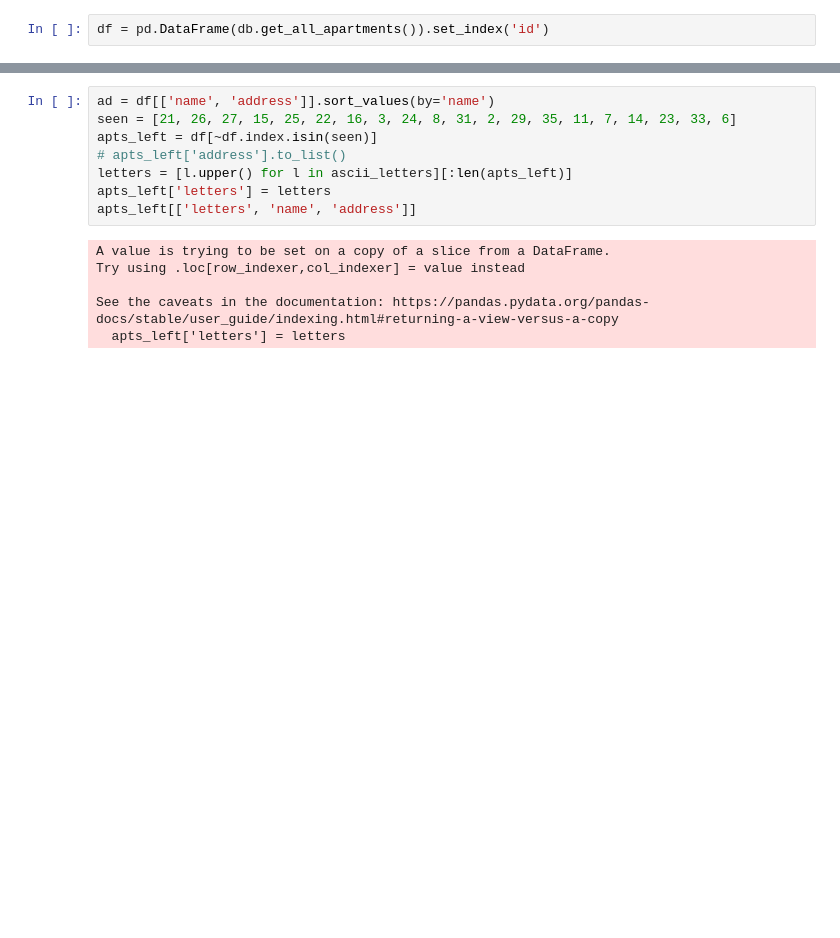
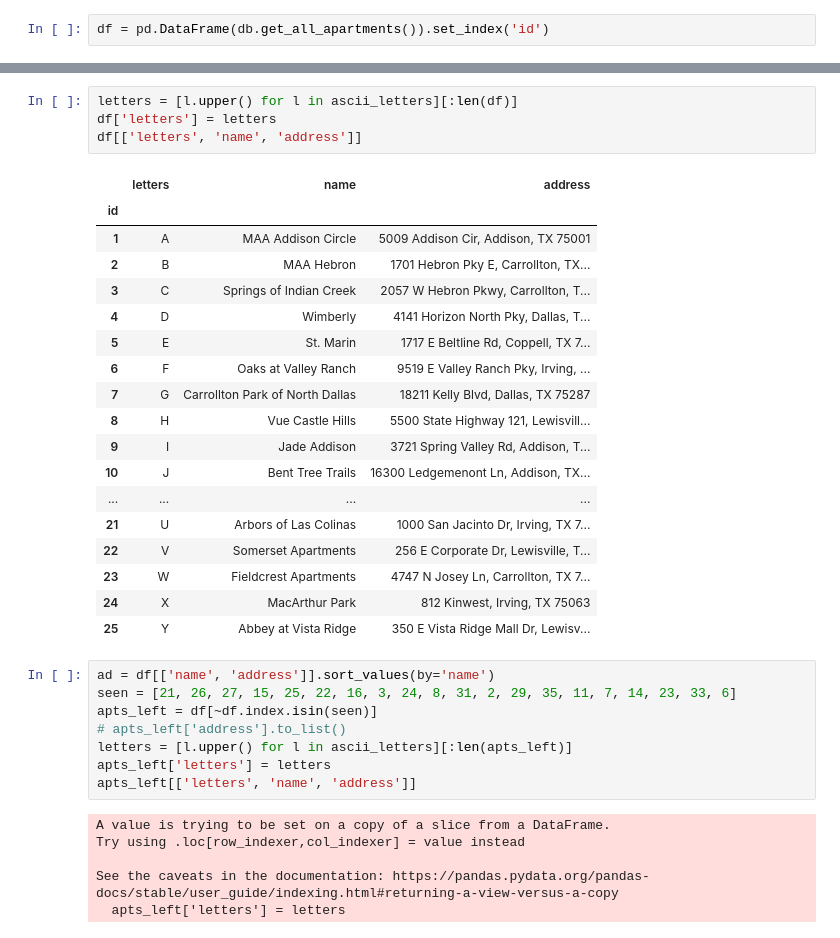
Before and after one commit to datapointchris/ichrisbirch, a Jupyter notebook: euphoria/apartments/TESTING.ipynb, the cells around one changed output, grey strips where cells are left out. Cells and saved outputs as stored; diff of their text form; blank space fills up the shorter version.

```diff
--- a/euphoria/apartments/TESTING.ipynb
+++ b/euphoria/apartments/TESTING.ipynb
@@ -35,3 +57,26 @@ ascii_letters
+# %%
+letters = [l.upper() for l in ascii_letters][:len(df)]
+df['letters'] = letters
+df[['letters', 'name', 'address']]
+# %% [output]
+|  | letters | name | address |
+| id |  |  |  |
+| 1 | A | MAA Addison Circle | 5009 Addison Cir, Addison, TX 75001 |
+| 2 | B | MAA Hebron | 1701 Hebron Pky E, Carrollton, TX... |
+| 3 | C | Springs of Indian Creek | 2057 W Hebron Pkwy, Carrollton, T... |
+| 4 | D | Wimberly | 4141 Horizon North Pky, Dallas, T... |
+| 5 | E | St. Marin | 1717 E Beltline Rd, Coppell, TX 7... |
+| 6 | F | Oaks at Valley Ranch | 9519 E Valley Ranch Pky, Irving, ... |
+| 7 | G | Carrollton Park of North Dallas | 18211 Kelly Blvd, Dallas, TX 75287 |
+| 8 | H | Vue Castle Hills | 5500 State Highway 121, Lewisvill... |
+| 9 | I | Jade Addison | 3721 Spring Valley Rd, Addison, T... |
+| 10 | J | Bent Tree Trails | 16300 Ledgemenont Ln, Addison, TX... |
+| ... | ... | ... | ... |
+| 21 | U | Arbors of Las Colinas | 1000 San Jacinto Dr, Irving, TX 7... |
+| 22 | V | Somerset Apartments | 256 E Corporate Dr, Lewisville, T... |
+| 23 | W | Fieldcrest Apartments | 4747 N Josey Ln, Carrollton, TX 7... |
+| 24 | X | MacArthur Park | 812 Kinwest, Irving, TX 75063 |
+| 25 | Y | Abbey at Vista Ridge | 350 E Vista Ridge Mall Dr, Lewisv... |
 # %%
 ad = df[['name', 'address']].sort_values(by='name')
 seen = [21, 26, 27, 15, 25, 22, 16, 3, 24, 8, 31, 2, 29, 35, 11, 7, 14, 23, 33, 6]
```
Also changed, not shown: parts of 7 cells of this notebook, 7 other files.
